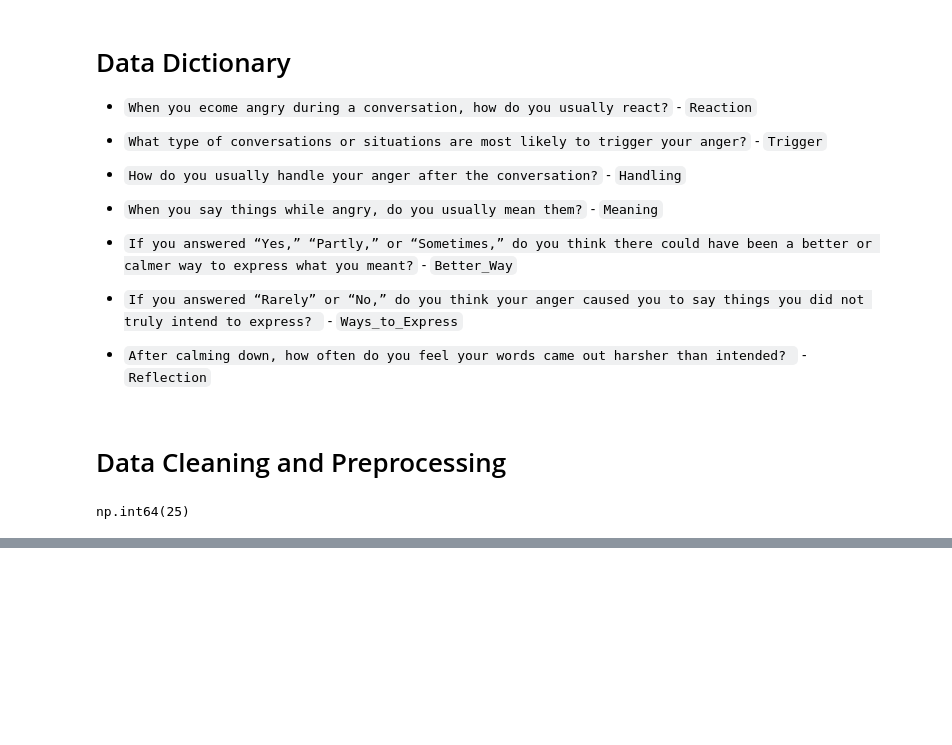
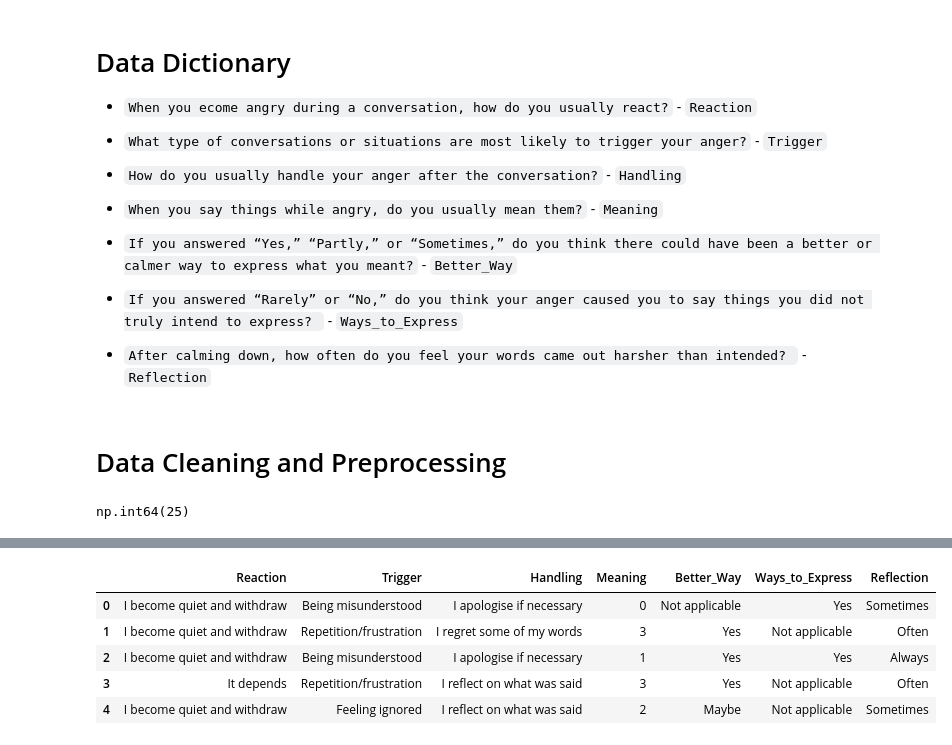
Before and after one commit to Dayo-hub700/Emotions, a Jupyter notebook: anger.ipynb, the cells around one changed output, grey strips where cells are left out. Drawn from its saved outputs; the diff is of its cells as text; code cells hidden in the pictures; blank space fills up the shorter version.

```diff
--- a/anger.ipynb
+++ b/anger.ipynb
@@ -169,3 +149,10 @@ anger
 # %%
-#anger.drop(columns='Anger_Changes',inplace=True)
+anger.drop(columns='Anger_Changes',inplace=True)
 anger.head()
+# %% [output]
+|  | Reaction | Trigger | Handling | Meaning | Better_Way | Ways_to_Express | Reflection |
+| 0 | I become quiet and withdraw | Being misunderstood | I apologise if necessary | 0 | Not applicable | Yes | Sometimes |
+| 1 | I become quiet and withdraw | Repetition/frustration | I regret some of my words | 3 | Yes | Not applicable | Often |
+| 2 | I become quiet and withdraw | Being misunderstood | I apologise if necessary | 1 | Yes | Yes | Always |
+| 3 | It depends | Repetition/frustration | I reflect on what was said | 3 | Yes | Not applicable | Often |
+| 4 | I become quiet and withdraw | Feeling ignored | I reflect on what was said | 2 | Maybe | Not applicable | Sometimes |
```
Also changed, not shown: parts of 8 cells of this notebook.
